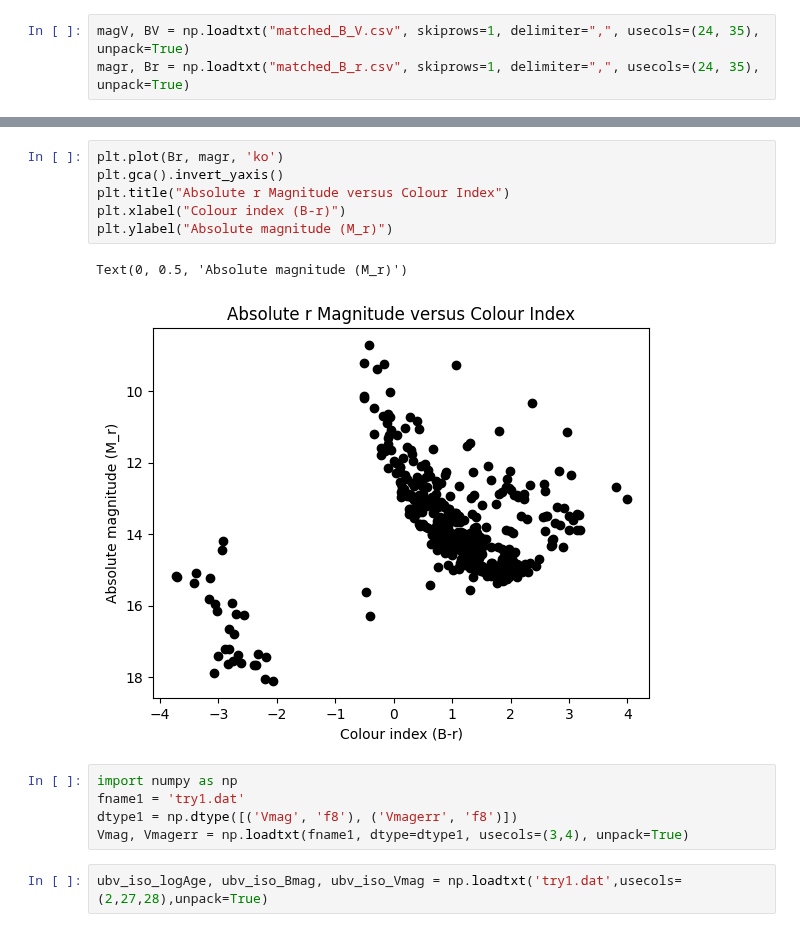
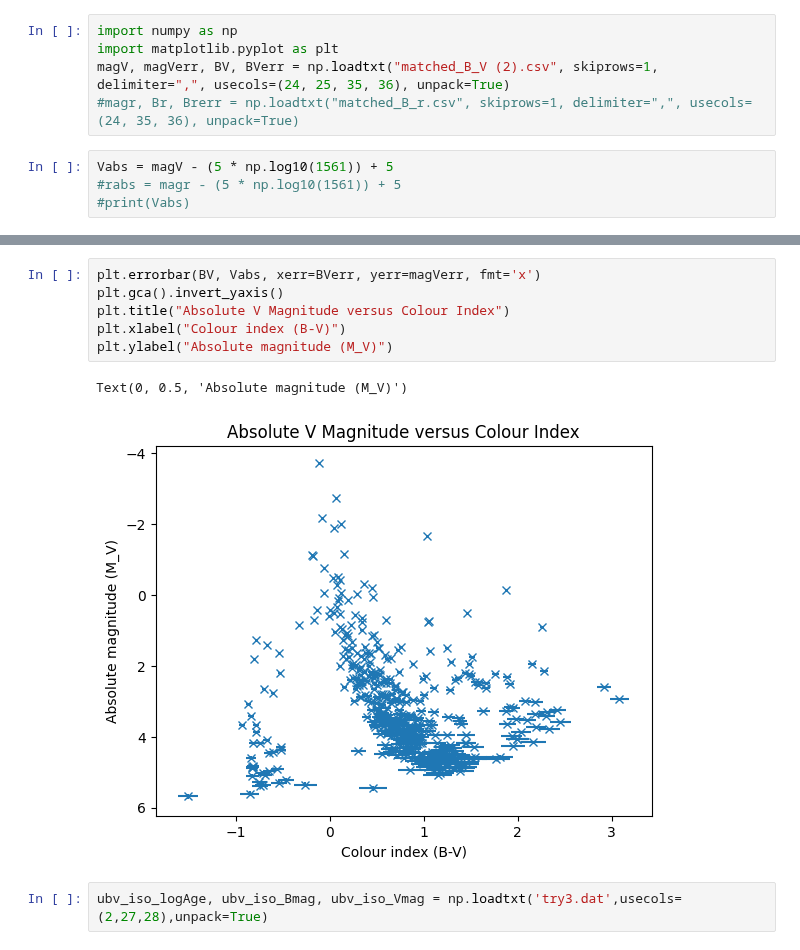
Before and after one commit to Clarke-Henshaw-Miles/extra, a Jupyter notebook: turtle_tree.ipynb, the cells around one changed output, grey strips where cells are left out. Drawn from its saved outputs; the diff is of its cells as text.

```diff
--- a/turtle_tree.ipynb
+++ b/turtle_tree.ipynb
@@ -4,4 +1,10 @@ import matplotlib.pyplot as plt
 # %%
-magV, BV = np.loadtxt("matched_B_V.csv", skiprows=1, delimiter=",", usecols=(24, 35), unpack=True)
-magr, Br = np.loadtxt("matched_B_r.csv", skiprows=1, delimiter=",", usecols=(24, 35), unpack=True)
+import numpy as np
+import matplotlib.pyplot as plt
+magV, magVerr, BV, BVerr = np.loadtxt("matched_B_V (2).csv", skiprows=1, delimiter=",", usecols=(24, 25, 35, 36), unpack=True)
+#magr, Br, Brerr = np.loadtxt("matched_B_r.csv", skiprows=1, delimiter=",", usecols=(24, 35, 36), unpack=True)
+# %%
+Vabs = magV - (5 * np.log10(1561)) + 5
+#rabs = magr - (5 * np.log10(1561)) + 5
+#print(Vabs)
 # %%
@@ -16,19 +19,14 @@ Text(0, 0.5, 'Absolute magnitude (M_V)')
 # %%
-plt.plot(Br, magr, 'ko')
+plt.errorbar(BV, Vabs, xerr=BVerr, yerr=magVerr, fmt='x')
 plt.gca().invert_yaxis()
-plt.title("Absolute r Magnitude versus Colour Index")
-plt.xlabel("Colour index (B-r)")
-plt.ylabel("Absolute magnitude (M_r)")
+plt.title("Absolute V Magnitude versus Colour Index")
+plt.xlabel("Colour index (B-V)")
+plt.ylabel("Absolute magnitude (M_V)")
 # %% [output]
-Text(0, 0.5, 'Absolute magnitude (M_r)')
+Text(0, 0.5, 'Absolute magnitude (M_V)')
-[figure, old version]
+[figure, new version]
-# %%
-import numpy as np
-fname1 = 'try1.dat'
-dtype1 = np.dtype([('Vmag', 'f8'), ('Vmagerr', 'f8')])
-Vmag, Vmagerr = np.loadtxt(fname1, dtype=dtype1, usecols=(3,4), unpack=True)
 # %%
-ubv_iso_logAge, ubv_iso_Bmag, ubv_iso_Vmag = np.loadtxt('try1.dat',usecols=(2,27,28),unpack=True)
+ubv_iso_logAge, ubv_iso_Bmag, ubv_iso_Vmag = np.loadtxt('try3.dat',usecols=(2,27,28),unpack=True)
 # %%
 np.unique(ubv_iso_logAge)
 # %% [output]
```
Also changed, not shown: parts of 11 cells of this notebook.
